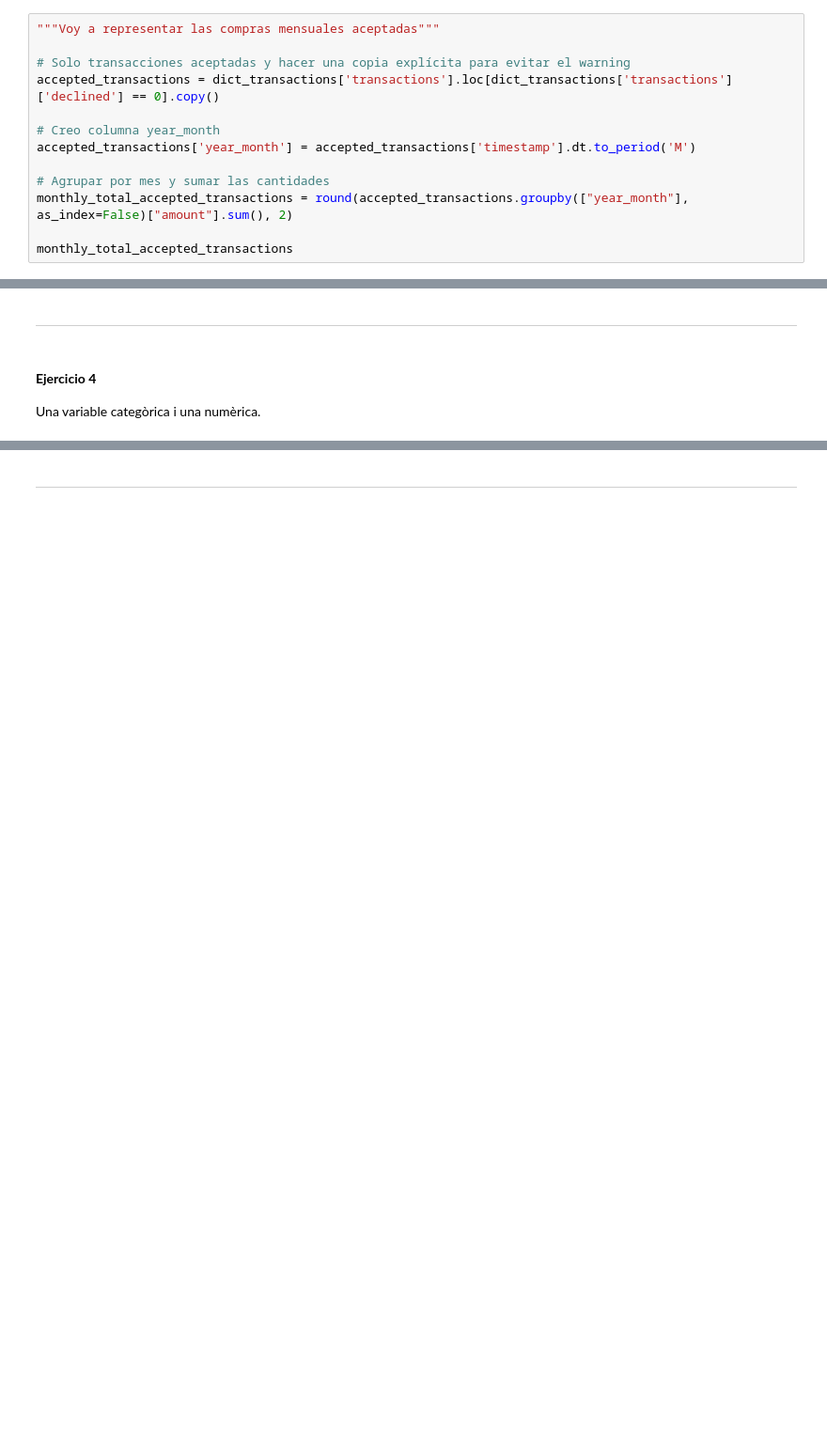
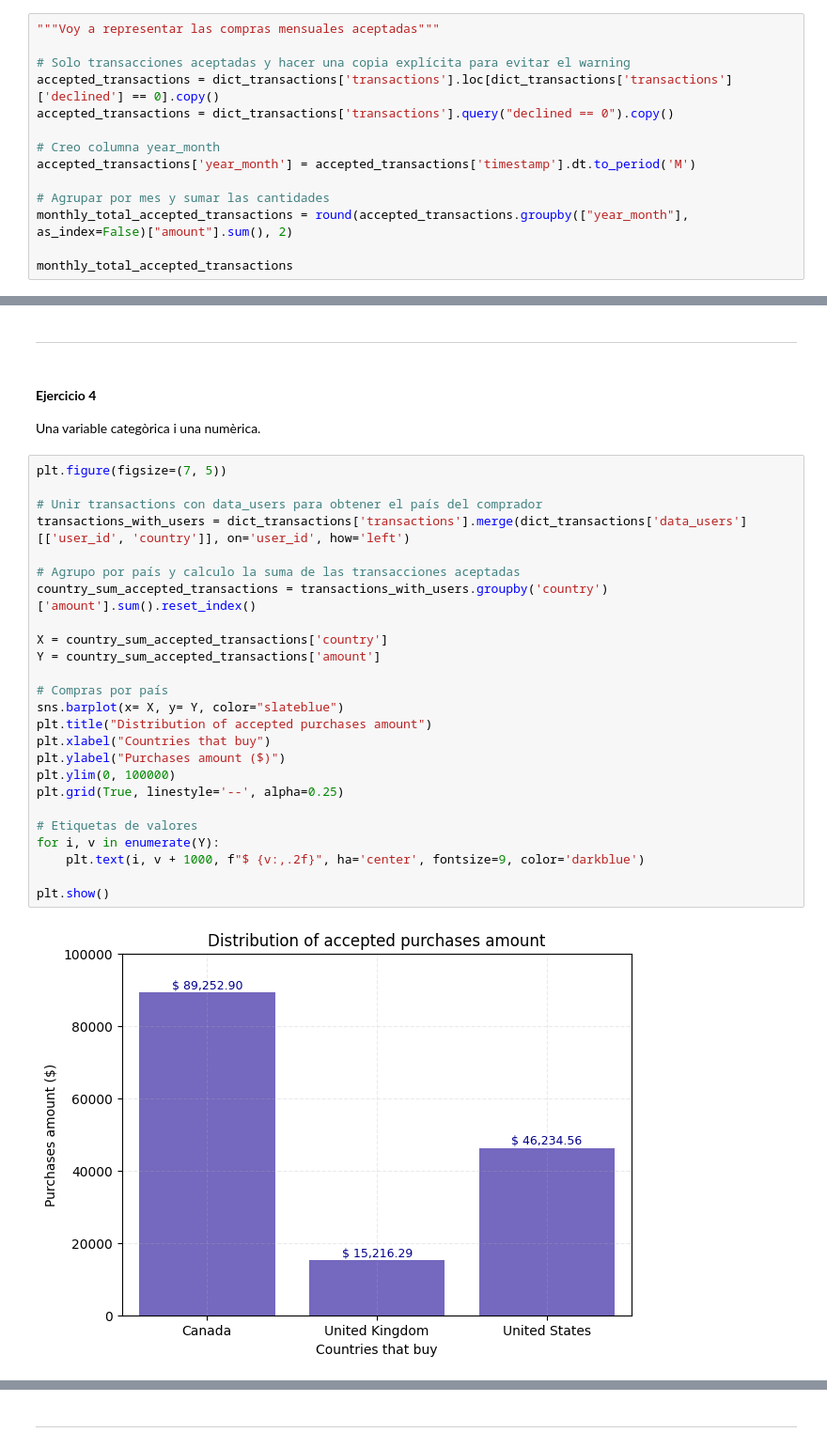
Before and after one commit to Muriburu/ITAcademy, a Jupyter notebook: Sprint 8 - Visualitzacions en Python Scripts en Power BI/Tarea S801.ipynb, the cells around one changed output, grey strips where cells are left out. Shown at 94% size. Cells and saved outputs as stored; diff of their text form; blank space fills up the shorter version.

```diff
--- a/Sprint 8 - Visualitzacions en Python Scripts en Power BI/Tarea S801.ipynb
+++ b/Sprint 8 - Visualitzacions en Python Scripts en Power BI/Tarea S801.ipynb
@@ -128,6 +127,7 @@ Una variable numèrica.
 
 # Solo transacciones aceptadas y hacer una copia explícita para evitar el warning
 accepted_transactions = dict_transactions['transactions'].loc[dict_transactions['transactions']['declined'] == 0].copy()
+accepted_transactions = dict_transactions['transactions'].query("declined == 0").copy()
 
 # Creo columna year_month
 accepted_transactions['year_month'] = accepted_transactions['timestamp'].dt.to_period('M')
@@ -300,3 +282,30 @@ plt.show()
 #### **Ejercicio 4**
 
 Una variable categòrica i una numèrica.
+# %%
+plt.figure(figsize=(7, 5))
+
+# Unir transactions con data_users para obtener el país del comprador
+transactions_with_users = dict_transactions['transactions'].merge(dict_transactions['data_users'][['user_id', 'country']], on='user_id', how='left')
+
+# Agrupo por país y calculo la suma de las transacciones aceptadas
+country_sum_accepted_transactions = transactions_with_users.groupby('country')['amount'].sum().reset_index()
+
+X = country_sum_accepted_transactions['country']
+Y = country_sum_accepted_transactions['amount']
+
+# Compras por país
+sns.barplot(x= X, y= Y, color="slateblue")
+plt.title("Distribution of accepted purchases amount")
+plt.xlabel("Countries that buy")
+plt.ylabel("Purchases amount ($)")
+plt.ylim(0, 100000)
+plt.grid(True, linestyle='--', alpha=0.25)
+
+# Etiquetas de valores
+for i, v in enumerate(Y):
+    plt.text(i, v + 1000, f"$ {v:,.2f}", ha='center', fontsize=9, color='darkblue')
+
+plt.show()
+# %% [output]
+[figure, added]
```
Also changed, not shown: parts of 29 cells of this notebook.
